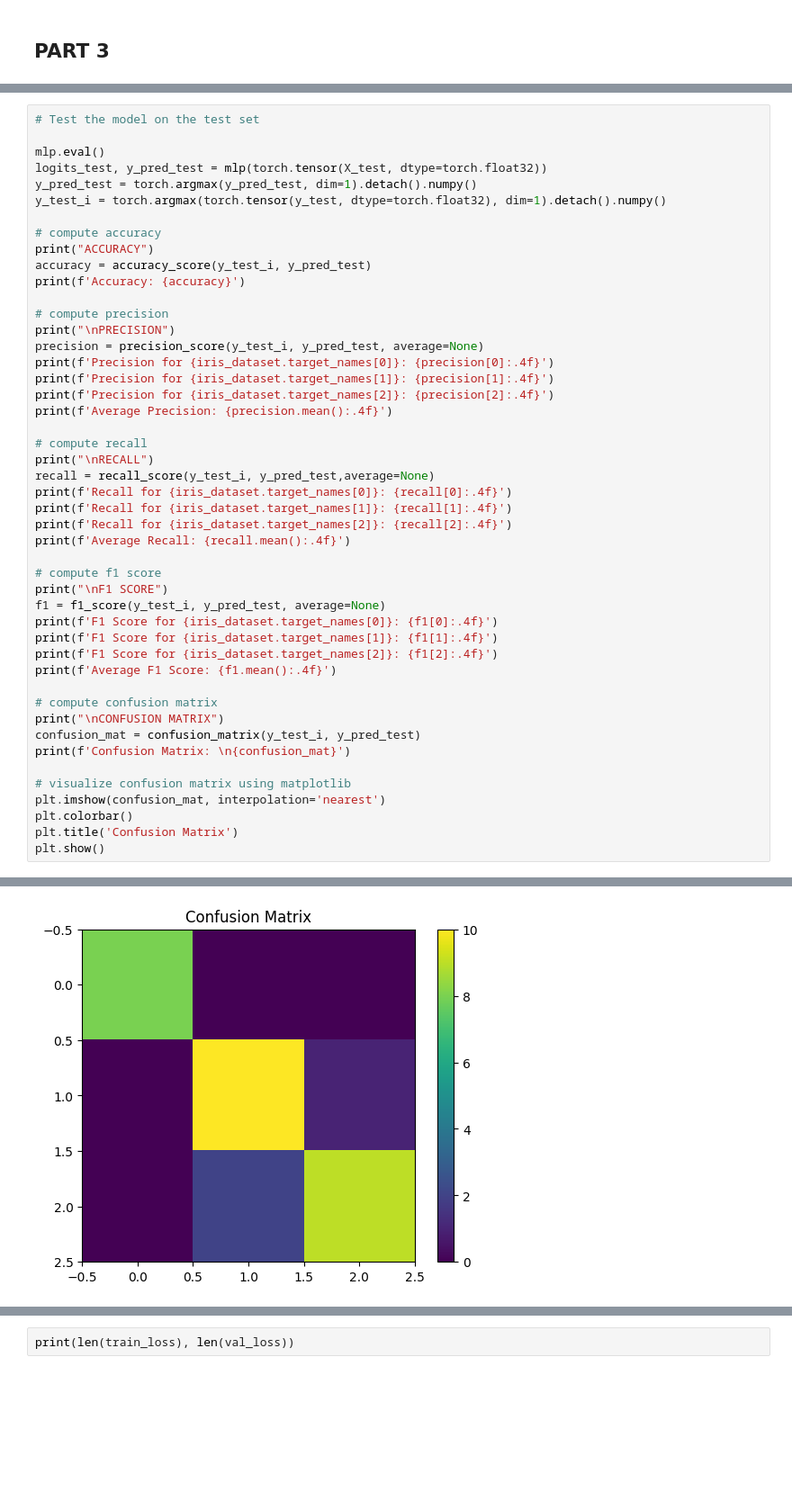
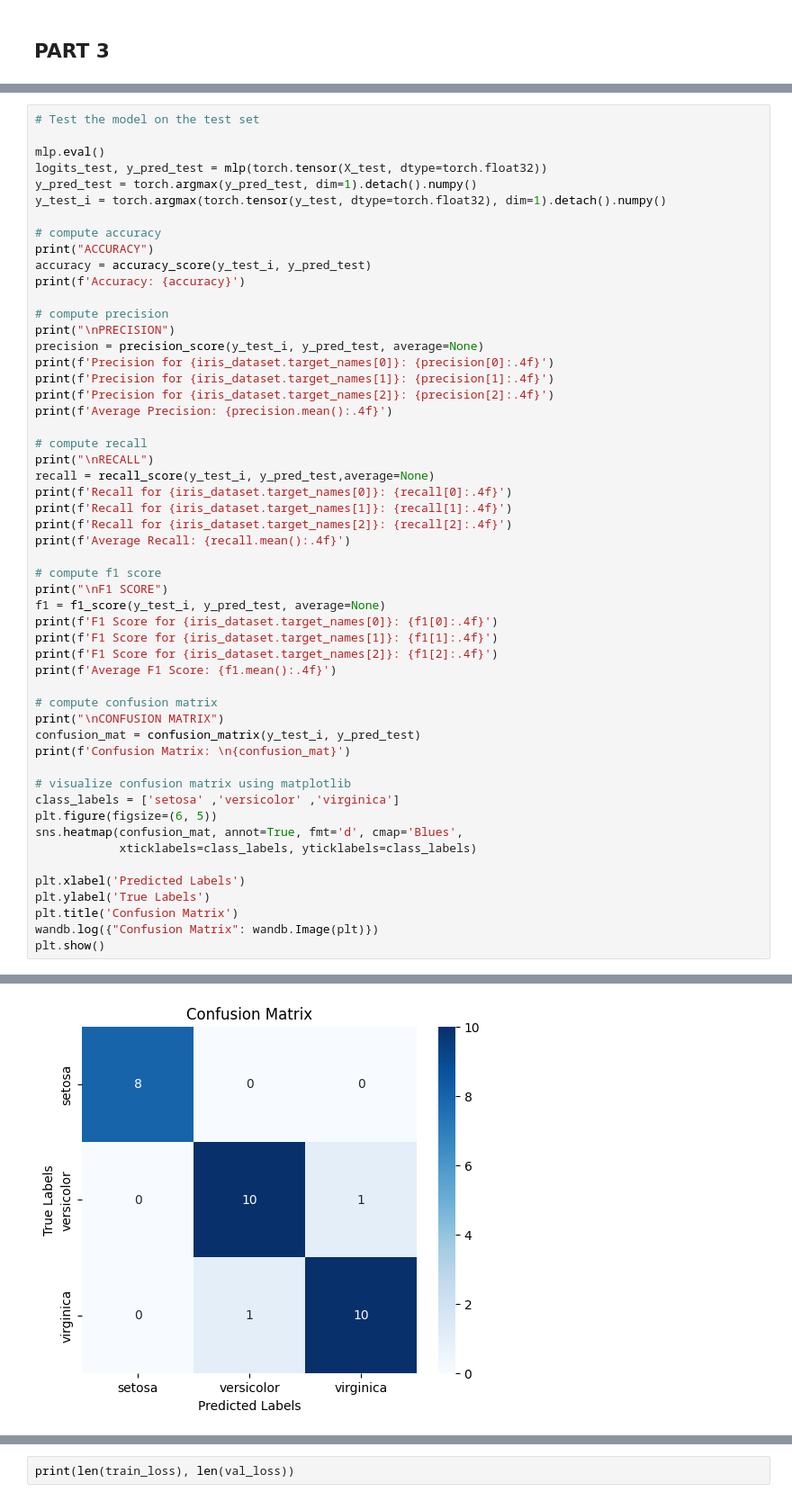
Before and after one commit to Jain-Laksh/CS203-Lab-06, a Jupyter notebook: Task1.ipynb, the cells around one changed output, grey strips where cells are left out. Shown: that part at 90% size. Saved outputs shown, nothing was run; the diff lists cells and outputs as text; blank space fills up the shorter version.

```diff
--- a/Task1.ipynb
+++ b/Task1.ipynb
@@ -248,9 +261,15 @@ confusion_mat = confusion_matrix(y_test_i, y_pred_test)
 print(f'Confusion Matrix: \n{confusion_mat}')
 
 # visualize confusion matrix using matplotlib
-plt.imshow(confusion_mat, interpolation='nearest')
-plt.colorbar()
+class_labels = ['setosa' ,'versicolor' ,'virginica']
+plt.figure(figsize=(6, 5))
+sns.heatmap(confusion_mat, annot=True, fmt='d', cmap='Blues',
+            xticklabels=class_labels, yticklabels=class_labels)
+
+plt.xlabel('Predicted Labels')
+plt.ylabel('True Labels')
 plt.title('Confusion Matrix')
+wandb.log({"Confusion Matrix": wandb.Image(plt)})
 plt.show()
 # %% [output]
 ACCURACY
@@ -273,3 +292,3 @@ Confusion Matrix:
-[figure, old version]
+[figure, new version]
 # %%
 wandb.log({
```
Also changed, not shown: parts of 7 cells of this notebook, 1 other file.
